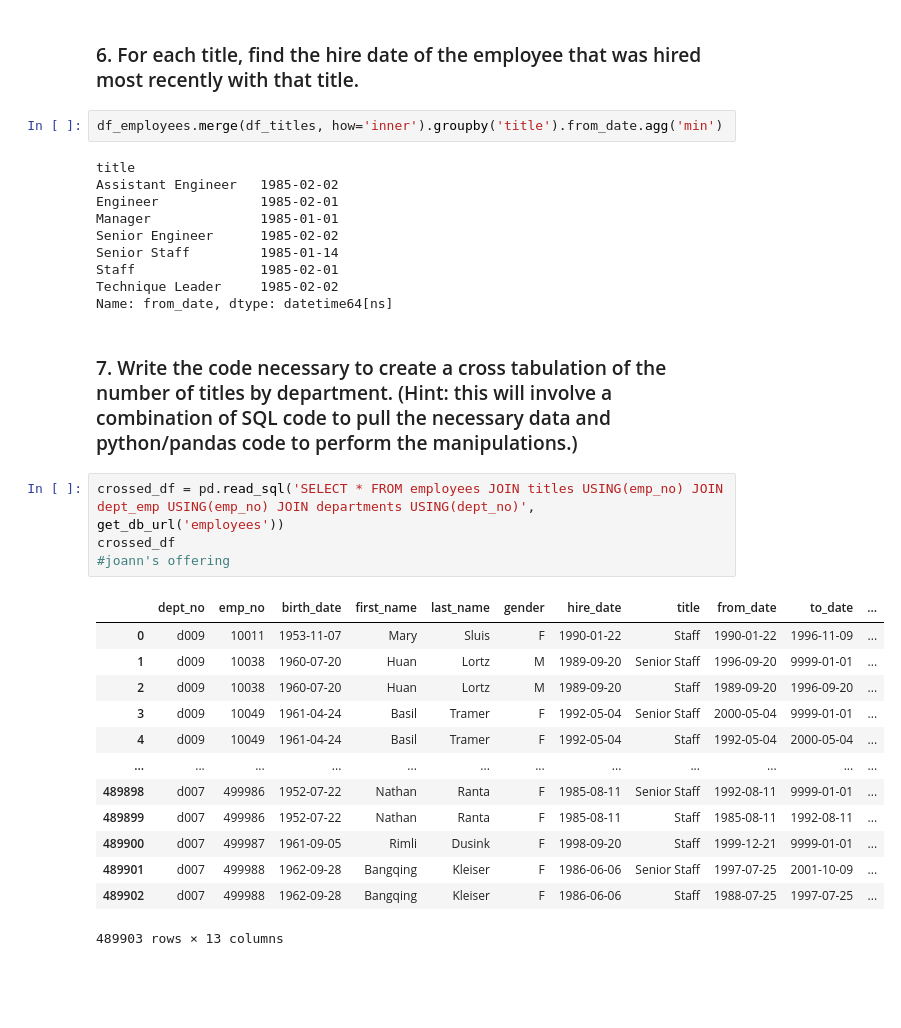
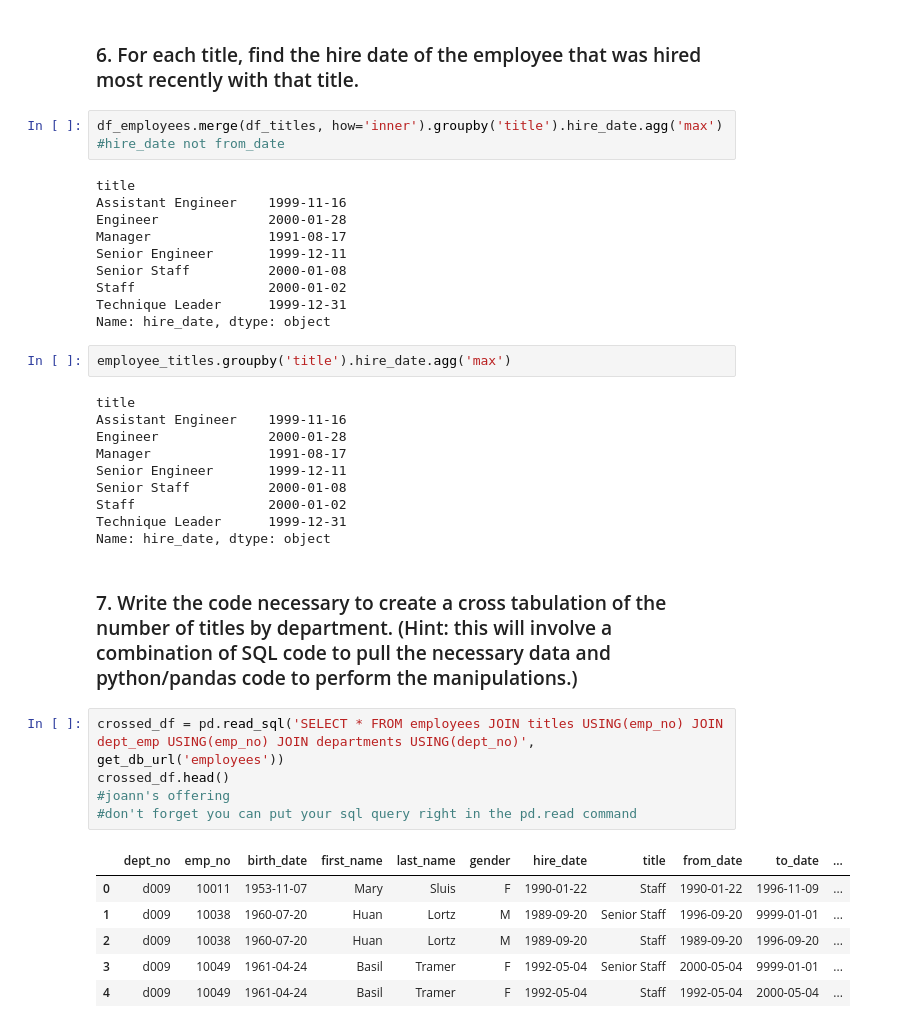
Before and after one commit to brianclements03/numpy-pandas-visualization-exercises, a Jupyter notebook: advanced_dataframes.ipynb, the cells around one changed output. Saved outputs shown, nothing was run; the diff lists cells and outputs as text; blank space fills up the shorter version.

```diff
--- a/advanced_dataframes.ipynb
+++ b/advanced_dataframes.ipynb
@@ -644,34 +748,41 @@ df_employees.merge(df_titles, how='inner')
 
 ### 6. For each title, find the hire date of the employee that was hired most recently with that title.
 # %%
-df_employees.merge(df_titles, how='inner').groupby('title').from_date.agg('min')
+df_employees.merge(df_titles, how='inner').groupby('title').hire_date.agg('max')
+#hire_date not from_date
 # %% [output]
 title
-Assistant Engineer   1985-02-02
-Engineer             1985-02-01
-Manager              1985-01-01
-Senior Engineer      1985-02-02
-Senior Staff         1985-01-14
-Staff                1985-02-01
-Technique Leader     1985-02-02
-Name: from_date, dtype: datetime64[ns]
+Assistant Engineer    1999-11-16
+Engineer              2000-01-28
+Manager               1991-08-17
+Senior Engineer       1999-12-11
+Senior Staff          2000-01-08
+Staff                 2000-01-02
+Technique Leader      1999-12-31
+Name: hire_date, dtype: object
+# %%
+employee_titles.groupby('title').hire_date.agg('max')
+# %% [output]
+title
+Assistant Engineer    1999-11-16
+Engineer              2000-01-28
+Manager               1991-08-17
+Senior Engineer       1999-12-11
+Senior Staff          2000-01-08
+Staff                 2000-01-02
+Technique Leader      1999-12-31
+Name: hire_date, dtype: object
 # %% [markdown]
 ### 7. Write the code necessary to create a cross tabulation of the number of titles by department. (Hint: this will involve a combination of SQL code to pull the necessary data and python/pandas code to perform the manipulations.)
 # %%
 crossed_df = pd.read_sql('SELECT * FROM employees JOIN titles USING(emp_no) JOIN dept_emp USING(emp_no) JOIN departments USING(dept_no)', get_db_url('employees'))
-crossed_df
+crossed_df.head()
 #joann's offering
+#don't forget you can put your sql query right in the pd.read command
 # %% [output]
 |  | dept_no | emp_no | birth_date | first_name | last_name | gender | hire_date | title | from_date | to_date | ... |
 | 0 | d009 | 10011 | 1953-11-07 | Mary | Sluis | F | 1990-01-22 | Staff | 1990-01-22 | 1996-11-09 | ... |
 | 1 | d009 | 10038 | 1960-07-20 | Huan | Lortz | M | 1989-09-20 | Senior Staff | 1996-09-20 | 9999-01-01 | ... |
 | 2 | d009 | 10038 | 1960-07-20 | Huan | Lortz | M | 1989-09-20 | Staff | 1989-09-20 | 1996-09-20 | ... |
 | 3 | d009 | 10049 | 1961-04-24 | Basil | Tramer | F | 1992-05-04 | Senior Staff | 2000-05-04 | 9999-01-01 | ... |
 | 4 | d009 | 10049 | 1961-04-24 | Basil | Tramer | F | 1992-05-04 | Staff | 1992-05-04 | 2000-05-04 | ... |
-| ... | ... | ... | ... | ... | ... | ... | ... | ... | ... | ... | ... |
-| 489898 | d007 | 499986 | 1952-07-22 | Nathan | Ranta | F | 1985-08-11 | Senior Staff | 1992-08-11 | 9999-01-01 | ... |
-| 489899 | d007 | 499986 | 1952-07-22 | Nathan | Ranta | F | 1985-08-11 | Staff | 1985-08-11 | 1992-08-11 | ... |
-| 489900 | d007 | 499987 | 1961-09-05 | Rimli | Dusink | F | 1998-09-20 | Staff | 1999-12-21 | 9999-01-01 | ... |
-| 489901 | d007 | 499988 | 1962-09-28 | Bangqing | Kleiser | F | 1986-06-06 | Senior Staff | 1997-07-25 | 2001-10-09 | ... |
-| 489902 | d007 | 499988 | 1962-09-28 | Bangqing | Kleiser | F | 1986-06-06 | Staff | 1988-07-25 | 1997-07-25 | ... |
-489903 rows × 13 columns
```
Also changed, not shown: parts of 17 cells of this notebook.
